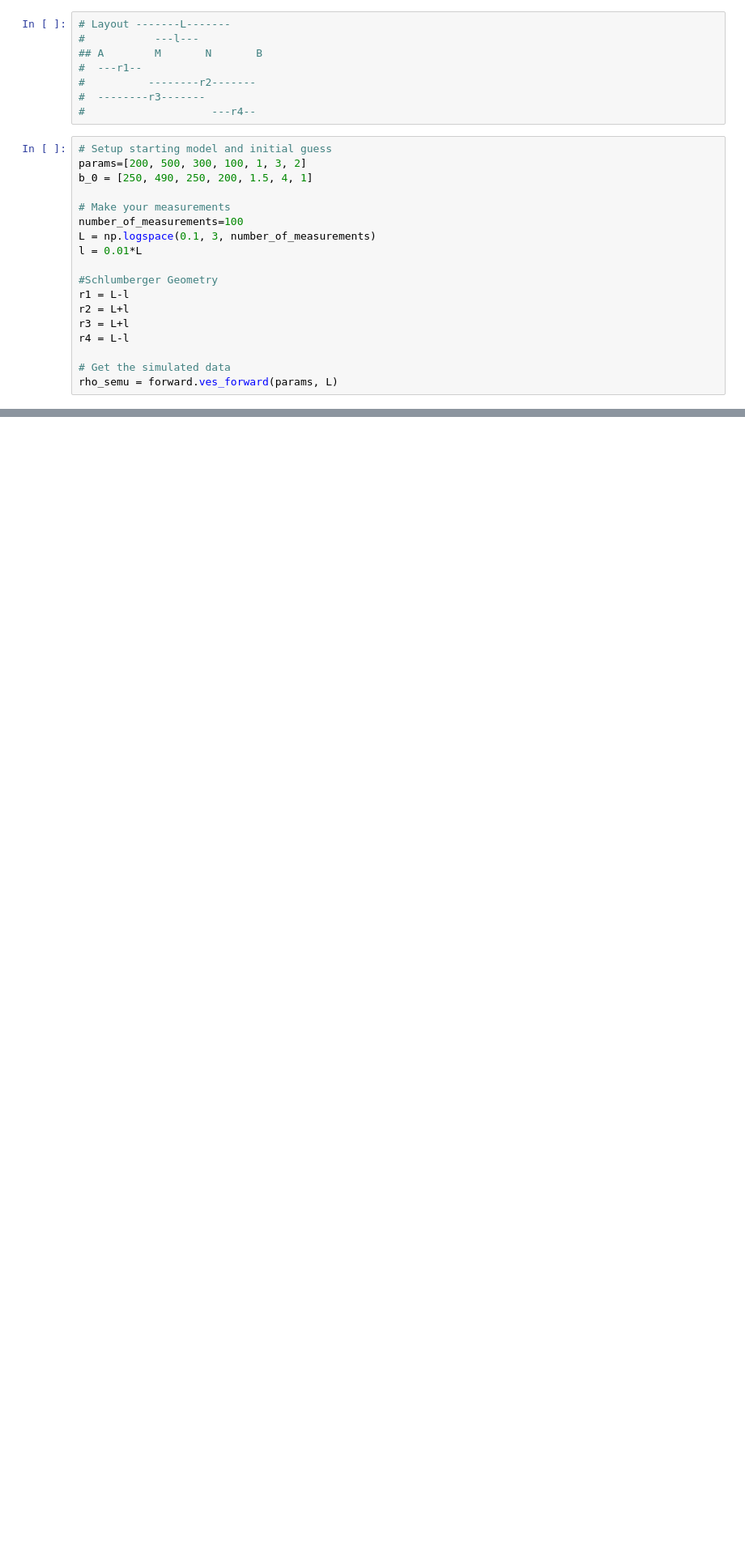
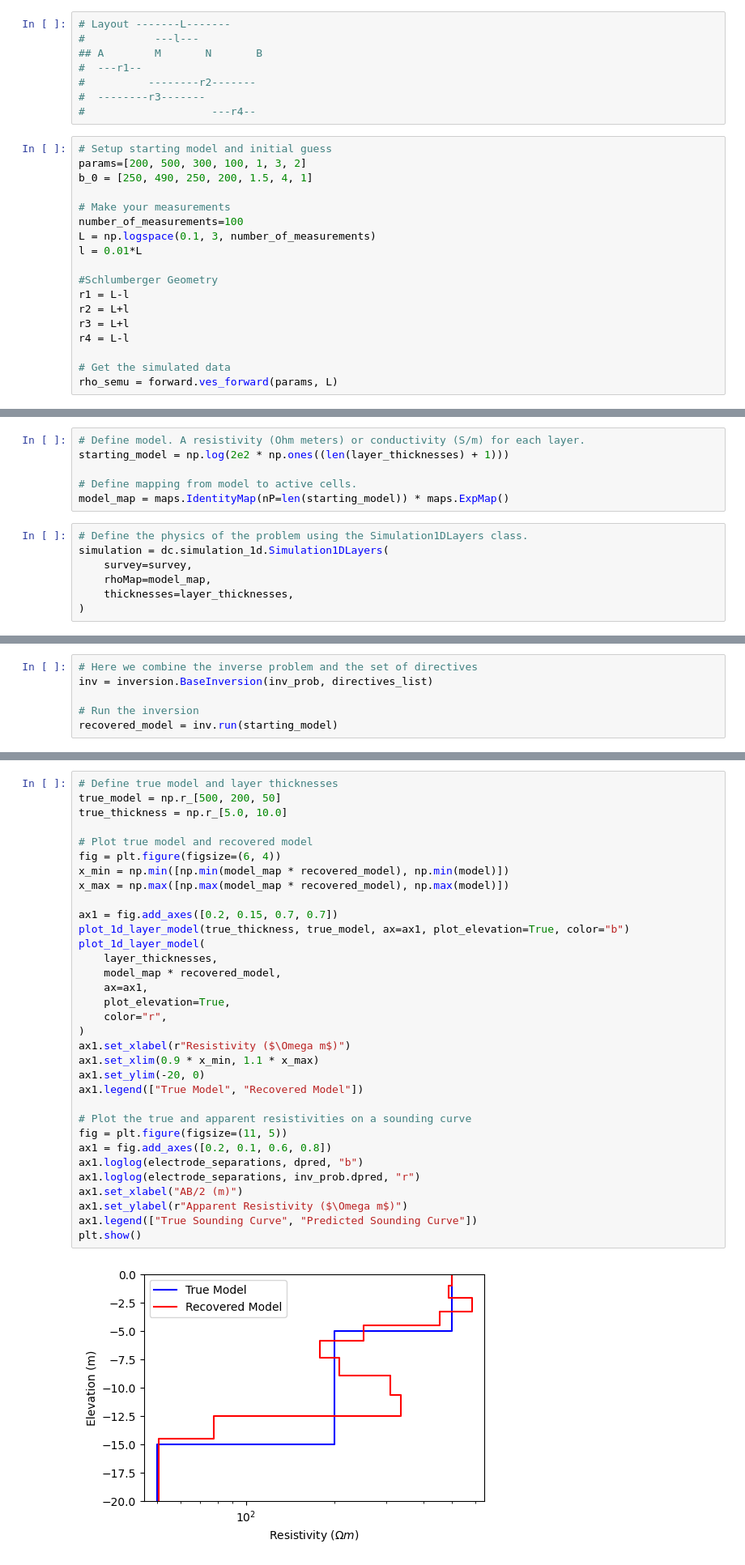
Before and after one commit to mdeppner/ves_modeling, a Jupyter notebook: notebooks/forward.ipynb, the cells around one changed output, grey strips where cells are left out. Shown: that part at 81% size. Saved outputs shown, nothing was run; the diff lists cells and outputs as text; blank space fills up the shorter version.

```diff
--- a/notebooks/forward.ipynb
+++ b/notebooks/forward.ipynb
@@ -51,0 +212,13 @@ array([[227.55041881],
+# %%
+# Define model. A resistivity (Ohm meters) or conductivity (S/m) for each layer.
+starting_model = np.log(2e2 * np.ones((len(layer_thicknesses) + 1)))
+
+# Define mapping from model to active cells.
+model_map = maps.IdentityMap(nP=len(starting_model)) * maps.ExpMap()
+# %%
+# Define the physics of the problem using the Simulation1DLayers class.
+simulation = dc.simulation_1d.Simulation1DLayers(
+    survey=survey,
+    rhoMap=model_map,
+    thicknesses=layer_thicknesses,
+)
@@ -51,0 +268,6 @@ array([[227.55041881],
+# %%
+# Here we combine the inverse problem and the set of directives
+inv = inversion.BaseInversion(inv_prob, directives_list)
+
+# Run the inversion
+recovered_model = inv.run(starting_model)
@@ -51,0 +292,35 @@ array([[227.55041881],
+# %%
+# Define true model and layer thicknesses
+true_model = np.r_[500, 200, 50]
+true_thickness = np.r_[5.0, 10.0]
+
+# Plot true model and recovered model
+fig = plt.figure(figsize=(6, 4))
+x_min = np.min([np.min(model_map * recovered_model), np.min(model)])
+x_max = np.max([np.max(model_map * recovered_model), np.max(model)])
+
+ax1 = fig.add_axes([0.2, 0.15, 0.7, 0.7])
+plot_1d_layer_model(true_thickness, true_model, ax=ax1, plot_elevation=True, color="b")
+plot_1d_layer_model(
+    layer_thicknesses,
+    model_map * recovered_model,
+    ax=ax1,
+    plot_elevation=True,
+    color="r",
+)
+ax1.set_xlabel(r"Resistivity ($\Omega m$)")
+ax1.set_xlim(0.9 * x_min, 1.1 * x_max)
+ax1.set_ylim(-20, 0)
+ax1.legend(["True Model", "Recovered Model"])
+
+# Plot the true and apparent resistivities on a sounding curve
+fig = plt.figure(figsize=(11, 5))
+ax1 = fig.add_axes([0.2, 0.1, 0.6, 0.8])
+ax1.loglog(electrode_separations, dpred, "b")
+ax1.loglog(electrode_separations, inv_prob.dpred, "r")
+ax1.set_xlabel("AB/2 (m)")
+ax1.set_ylabel(r"Apparent Resistivity ($\Omega m$)")
+ax1.legend(["True Sounding Curve", "Predicted Sounding Curve"])
+plt.show()
+# %% [output]
+[figure, added]
```
Also changed, not shown: parts of 37 cells of this notebook.
